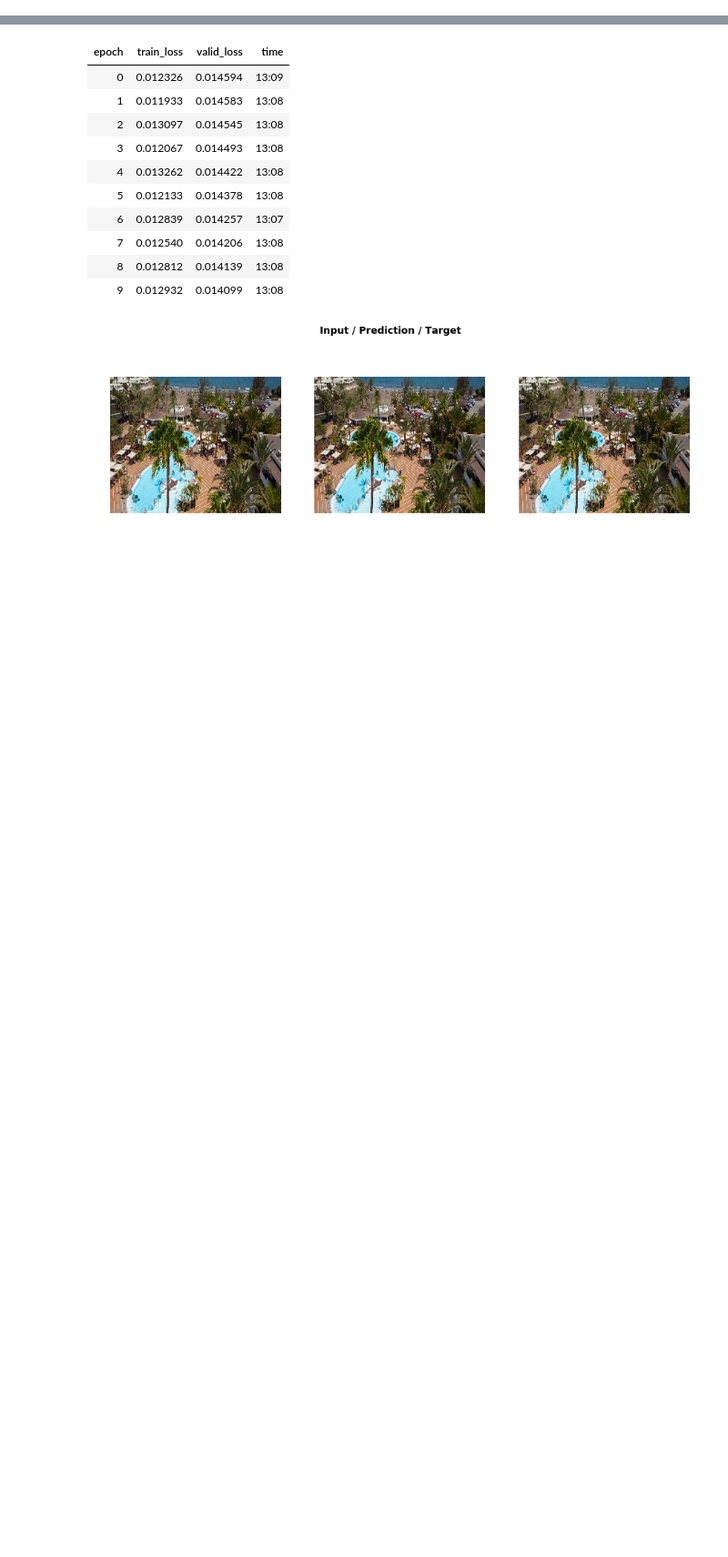
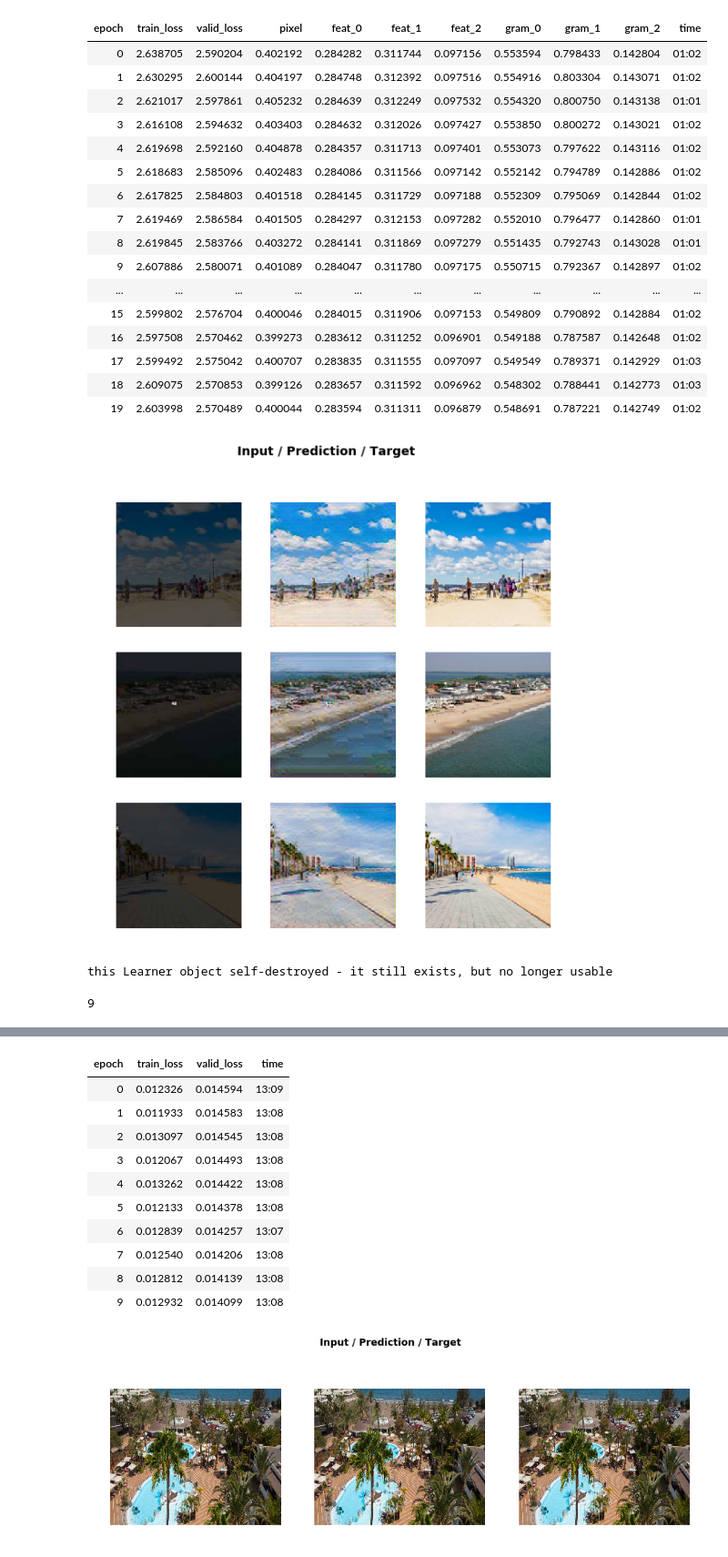
Before and after one commit to mrcasutt/lightinthedark, a Jupyter notebook: light_the_dark.ipynb, the cells around one changed output, grey strips where cells are left out. Shown at 91% size. Cells and saved outputs as stored; diff of their text form; code cells hidden in the pictures; blank space fills up the shorter version.

```diff
--- a/light_the_dark.ipynb
+++ b/light_the_dark.ipynb
@@ -171,0 +305,27 @@ do_fit('1a', slice(1e-3,1e-1))
+# %%
+#fit whole model with medium sized images
+do_fit('2b', slice(1e-5 ), pct_start=0.3)
+# %% [output]
+| epoch | train_loss | valid_loss | pixel | feat_0 | feat_1 | feat_2 | gram_0 | gram_1 | gram_2 | time |
+| 0 | 2.638705 | 2.590204 | 0.402192 | 0.284282 | 0.311744 | 0.097156 | 0.553594 | 0.798433 | 0.142804 | 01:02 |
+| 1 | 2.630295 | 2.600144 | 0.404197 | 0.284748 | 0.312392 | 0.097516 | 0.554916 | 0.803304 | 0.143071 | 01:02 |
+| 2 | 2.621017 | 2.597861 | 0.405232 | 0.284639 | 0.312249 | 0.097532 | 0.554320 | 0.800750 | 0.143138 | 01:01 |
+| 3 | 2.616108 | 2.594632 | 0.403403 | 0.284632 | 0.312026 | 0.097427 | 0.553850 | 0.800272 | 0.143021 | 01:02 |
+| 4 | 2.619698 | 2.592160 | 0.404878 | 0.284357 | 0.311713 | 0.097401 | 0.553073 | 0.797622 | 0.143116 | 01:02 |
+| 5 | 2.618683 | 2.585096 | 0.402483 | 0.284086 | 0.311566 | 0.097142 | 0.552142 | 0.794789 | 0.142886 | 01:02 |
+| 6 | 2.617825 | 2.584803 | 0.401518 | 0.284145 | 0.311729 | 0.097188 | 0.552309 | 0.795069 | 0.142844 | 01:02 |
+| 7 | 2.619469 | 2.586584 | 0.401505 | 0.284297 | 0.312153 | 0.097282 | 0.552010 | 0.796477 | 0.142860 | 01:01 |
+| 8 | 2.619845 | 2.583766 | 0.403272 | 0.284141 | 0.311869 | 0.097279 | 0.551435 | 0.792743 | 0.143028 | 01:01 |
+| 9 | 2.607886 | 2.580071 | 0.401089 | 0.284047 | 0.311780 | 0.097175 | 0.550715 | 0.792367 | 0.142897 | 01:02 |
+| ... | ... | ... | ... | ... | ... | ... | ... | ... | ... | ... |
+| 15 | 2.599802 | 2.576704 | 0.400046 | 0.284015 | 0.311906 | 0.097153 | 0.549809 | 0.790892 | 0.142884 | 01:02 |
+| 16 | 2.597508 | 2.570462 | 0.399273 | 0.283612 | 0.311252 | 0.096901 | 0.549188 | 0.787587 | 0.142648 | 01:02 |
+| 17 | 2.599492 | 2.575042 | 0.400707 | 0.283835 | 0.311555 | 0.097097 | 0.549549 | 0.789371 | 0.142929 | 01:03 |
+| 18 | 2.609075 | 2.570853 | 0.399126 | 0.283657 | 0.311592 | 0.096962 | 0.548302 | 0.788441 | 0.142773 | 01:03 |
+| 19 | 2.603998 | 2.570489 | 0.400044 | 0.283594 | 0.311311 | 0.096879 | 0.548691 | 0.787221 | 0.142749 | 01:02 |
+[figure, added]
+# %%
+#destroy learner
+learn.destroy()
+# %% [output]
+this Learner object self-destroyed - it still exists, but no longer usable
@@ -171,0 +335,6 @@ do_fit('1a', slice(1e-3,1e-1))
+# %%
+#free up cuda memory
+torch.cuda.empty_cache()
+gc.collect()
+# %% [output]
+9
```
Also changed, not shown: parts of 92 cells of this notebook.
